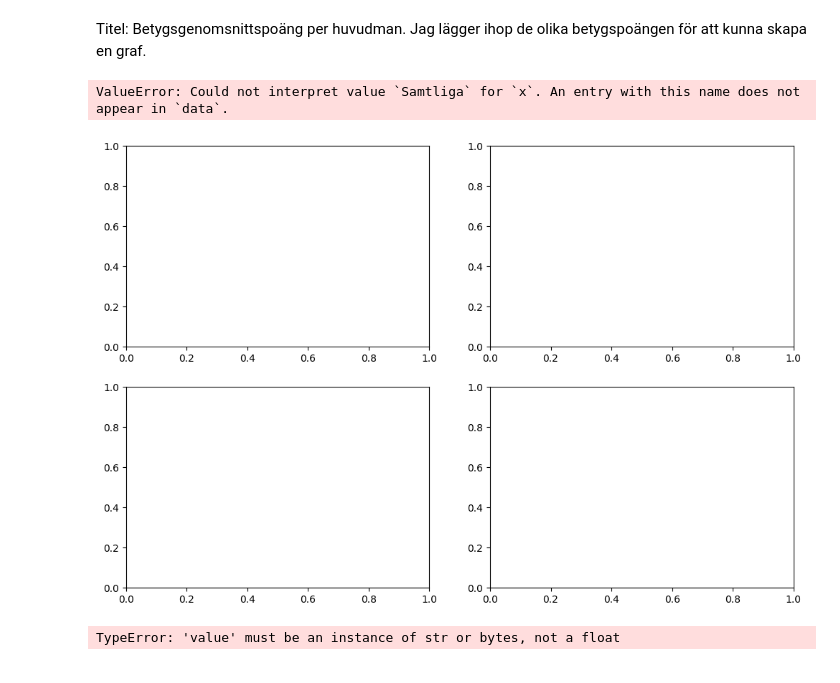
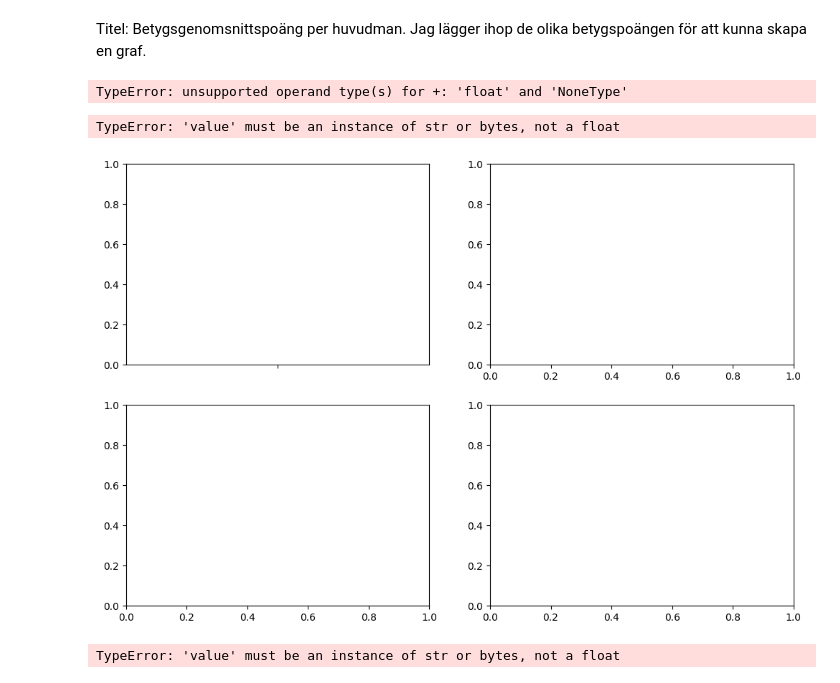
Before and after one commit to saraonsala/Python-Sara-Mellgren-OOPA23, a Jupyter notebook: Labb_2/Labb_2.ipynb, the cells around one changed output. Drawn from its saved outputs; the diff is of its cells as text; code cells hidden in the pictures.

```diff
--- a/Labb_2/Labb_2.ipynb
+++ b/Labb_2/Labb_2.ipynb
@@ -102,44 +95,47 @@ Draw a bar graph of the total points for the different subjects.
 # %% [markdown]
 Jag insåg att när jag skapade beräkningen för skolverket poäng så fick jag felmedelande för att ".." finns med i beräkningen på svenska som andra spårk. Så jag skapar en metod för att omvandla ".." till 0
 # %%
-# Funktion för att tolka ".."
+# Funktion för att tolka ".." och ("~"):
+
 def interpret_value(value):
-    if isinstance(value, str) and value.startswith(".."):
-        return 0
+    if isinstance(value, str) and value.startswith("~"):
+        return float(value[1:])
+    elif isinstance(value, str) and value.startswith(".."):
+        return None  # Returnera None för värden som bör tolkas på annat sätt
+    else:
+        return float(value) if value is not None else 0  # Ersätt None med 0
 # %% [markdown]
 Titel: Betygsgenomsnittspoäng per huvudman. Jag lägger ihop de olika betygspoängen för att kunna skapa en graf.
 # %%
-#Titel: Betygsgenomsnittspoäng per huvudman
+#Titel: Betygsgenomsnittspoäng per huvudman och ämne
 samtliga_poäng = interpret_value(df_engelska.iloc[1]["Totalt (poäng)"]+ df_matematik.iloc[1]["Totalt (poäng)"] + df_svenska.iloc[1]["Totalt (poäng)"] + df_svenska_som_andrspåk.iloc[1]["Totalt (poäng)"])
 kommunal_poäng = interpret_value(df_engelska.iloc[2]["Totalt (poäng)"]+ df_matematik.iloc[2]["Totalt (poäng)"] + df_svenska.iloc[2]["Totalt (poäng)"] + df_svenska_som_andrspåk.iloc[2]["Totalt (poäng)"])
 enskilda_poäng = interpret_value(df_engelska.iloc[3]["Totalt (poäng)"]+ df_matematik.iloc[3]["Totalt (poäng)"] + df_svenska.iloc[3]["Totalt (poäng)"] + df_svenska_som_andrspåk.iloc[3]["Totalt (poäng)"])
-skolverket_poäng = df_engelska.iloc[4]["Totalt (poäng)"]+ df_matematik.iloc[4]["Totalt (poäng)"] + df_svenska.iloc[4]["Totalt (poäng)"] + interpret_value(df_svenska_som_andrspåk.iloc[4]["Totalt (poäng)"])
-samtliga_poäng
+skolverket_poäng = interpret_value(df_engelska.iloc[4]["Totalt (poäng)"] + interpret_value(df_matematik.iloc[4]["Totalt (poäng)"]) + interpret_value(df_svenska.iloc[4]["Totalt (poäng)"]) + interpret_value(df_svenska_som_andrspåk.iloc[4]["Totalt (poäng)"]))
+# %% [output]
+TypeError: unsupported operand type(s) for +: 'float' and 'NoneType'
 # %%
 #Rita fyra olika stapeldiagram i subplots på totala poängen för de olika ämnena för de olika huvudmännen.
 
+
 # visualization using seaborn
-fig, axes = plt.subplots(2,2, figsize= (12,8))
+fig, axes = plt.subplots(2, 2, figsize=(12, 8))
 
-titles = ["Engelska", "Svenska", "Matematik", "Svenska_som_andrspåk"]
-data_frames = [df_matematik, df_engelska, df_svenska, df_svenska_som_andrspåk]
-data = {
-    "Kategori": ["Engelska", "Matematik", "Svenska", "Svenska som andraspråk"],
-    "Antal": [df_engelska, df_matematik, df_svenska, df_svenska_som_andrspåk]
-}
+titles = ["Engelska", "Matematik", "Svenska", "Svenska som andraspråk"]
+data_frames = [df_engelska, df_matematik, df_svenska, df_svenska_som_andrspåk]
+x_columns = [samtliga_poäng, kommunal_poäng, enskilda_poäng, skolverket_poäng]
 
-x_columns = ["Samtliga","Kommunal", "Enskild", "Skolverket"]
-
-for ax, data, title, x_column in zip(axes, data_frames, titles, x_columns):
-    sns.barplot(data=data, x=x_column, y="Totalt poäng per huvudman och ämne", ax=ax)
+for ax, title, data, x_column in zip(axes.flatten(), titles, data_frames, x_columns):
+    sns.barplot(data=data, x=x_column, y="Totalt (poäng)", ax=ax)
     ax.set(title=title)
     ax.set_xticklabels(ax.get_xticklabels(), rotation=45)
 
-plt.savefig("figures/Totalt poäng per huvudman och ämne.png", facecolor="white", bbox_inches="tight")
+plt.tight_layout()
+plt.savefig("visualiseringar/Totalt_poäng_per_huvudman_och_ämne.png", facecolor="white", bbox_inches="tight")
 plt.show()
 # %% [output]
-ValueError: Could not interpret value `Samtliga` for `x`. An entry with this name does not appear in `data`.
+TypeError: 'value' must be an instance of str or bytes, not a float
-[figure, old version]
+[figure, new version]
 # %%
 
 
```
Also changed, not shown: parts of 2 cells of this notebook, 4 other files.
